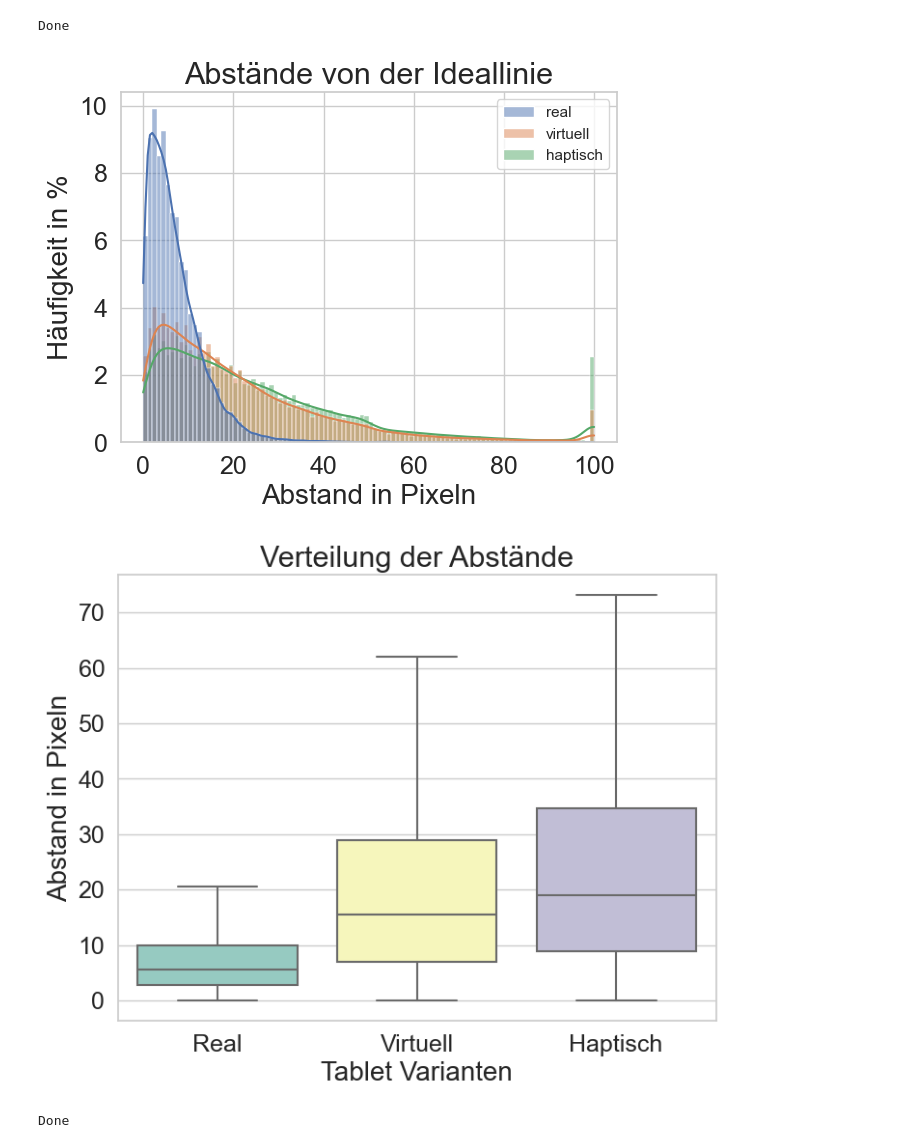
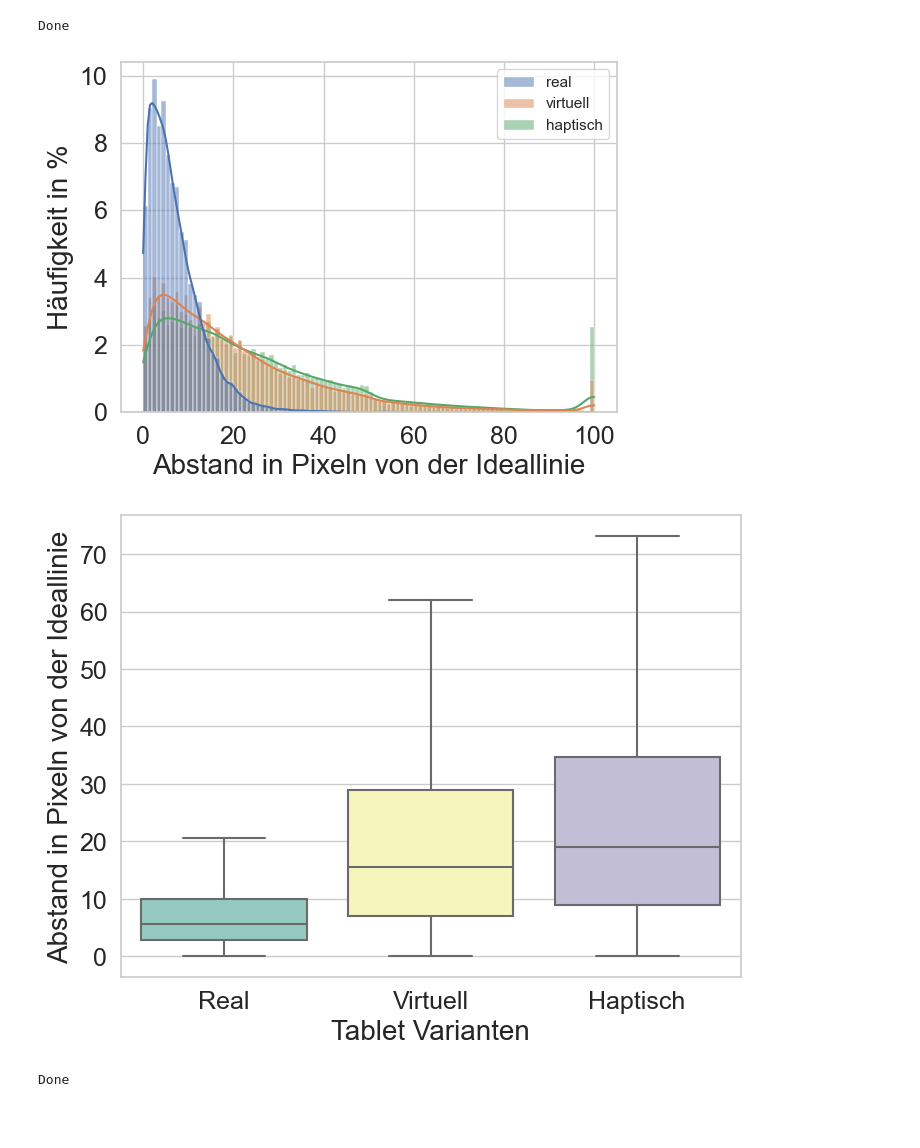
Before and after one commit to bkoern/Masterarbeit, a Jupyter notebook: Skripte/VisualizeStaticTest.ipynb, the cells around one changed output. Cells and saved outputs as stored; diff of their text form; code cells hidden in the pictures; blank space fills up the shorter version.

```diff
--- a/Skripte/VisualizeStaticTest.ipynb
+++ b/Skripte/VisualizeStaticTest.ipynb
@@ -243,8 +243,8 @@ def visualizeVerteilung(data):
     sns.set(style="whitegrid")
     #sns.histplot(data, kde=True, palette="Set3", binwidth=1, stat='percent', common_norm=False)
     sns.histplot(data, kde=True, color='blue', binwidth=1, stat='percent', common_norm=False)
-    plt.title("Abstände von der Ideallinie", fontsize=fontsizeHeader)
-    plt.xlabel("Abstand in Pixeln", fontsize=fontsizeLabel)
+    #plt.title("Abstand von der Ideallinie", fontsize=fontsizeHeader)
+    plt.xlabel("Abstand in Pixeln von der Ideallinie", fontsize=fontsizeLabel)
     plt.ylabel("Häufigkeit in %", fontsize=fontsizeLabel)
     plt.xticks(fontsize=fontsize)
     plt.yticks(fontsize=fontsize)
@@ -261,8 +261,8 @@ def visualizeBoxplot(data):
     sns.boxplot(data=data, palette="Set3", showfliers = False)  # "Set3" ist ein Farbschema
     plt.xticks([0, 1, 2], ['Real', 'Virtuell', 'Haptisch'])  # Beschriftungen für die Boxplots
     plt.xlabel("Tablet Varianten",fontsize=fontsizeLabel)
-    plt.ylabel("Abstand in Pixeln",fontsize=fontsizeLabel)
-    plt.title("Verteilung der Abstände",fontsize=fontsizeHeader)
+    plt.ylabel("Abstand in Pixeln von der Ideallinie",fontsize=fontsizeLabel)
+    #plt.title("Verteilung der Abstände",fontsize=fontsizeHeader)
     plt.xticks(fontsize=fontsize)
     plt.yticks(fontsize=fontsize)
     plt.savefig('../Visualisierungen/boxplot-abstaende.png', dpi=300)
@@ -275,35 +275,35 @@ def visualizeBoxplot(data):
 max_len = max(len(realDistances), len(virtuellDistances), len(hapticDistances))
 
 realDistancesCapped100 = [x if x <= 100 else 100 for x in realDistances]
 virtuellDistancesCapped100 = [x if x <= 100 else 100 for x in virtuellDistances]
 hapticDistancesCapped100 = [x if x <= 100 else 100 for x in hapticDistances]
 #dataCapped100 = [realDistancesCapped100, virtuellDistancesCapped100, hapticDistancesCapped100]
 
 realDistancesCapped100.extend([np.nan] * (max_len - len(realDistancesCapped100)))
 virtuellDistancesCapped100.extend([np.nan] * (max_len - len(virtuellDistancesCapped100)))
 hapticDistancesCapped100.extend([np.nan] * (max_len - len(hapticDistancesCapped100)))
 
 dfCapped100 = pd.DataFrame({"real":realDistancesCapped100,
                        "virtuell":virtuellDistancesCapped100,
                        "haptisch":hapticDistancesCapped100})
 visualizeVerteilung(dfCapped100)
 
 realDistancesFilledNaN = realDistances.copy()
 virtuellDistancesFilledNaN = virtuellDistances.copy()
 hapticDistancesFilledNaN = hapticDistances.copy()
 realDistancesFilledNaN.extend([np.nan] * (max_len - len(realDistancesFilledNaN)))
 virtuellDistancesFilledNaN.extend([np.nan] * (max_len - len(virtuellDistancesFilledNaN)))
 hapticDistancesFilledNaN.extend([np.nan] * (max_len - len(hapticDistancesFilledNaN)))
 
 dfTotal = pd.DataFrame({"real":realDistancesFilledNaN,
                        "virtuell":virtuellDistancesFilledNaN,
                        "haptisch":hapticDistancesFilledNaN})
 visualizeBoxplot(dfTotal)
 
 print('Done')
 # %% [output]
-[figure, old version]
+[figure, new version]
-[figure, old version]
+[figure, new version]
 Done
 # %%
 import numpy as np
```
Also changed, not shown: parts of 2 cells of this notebook, 19 other files.
